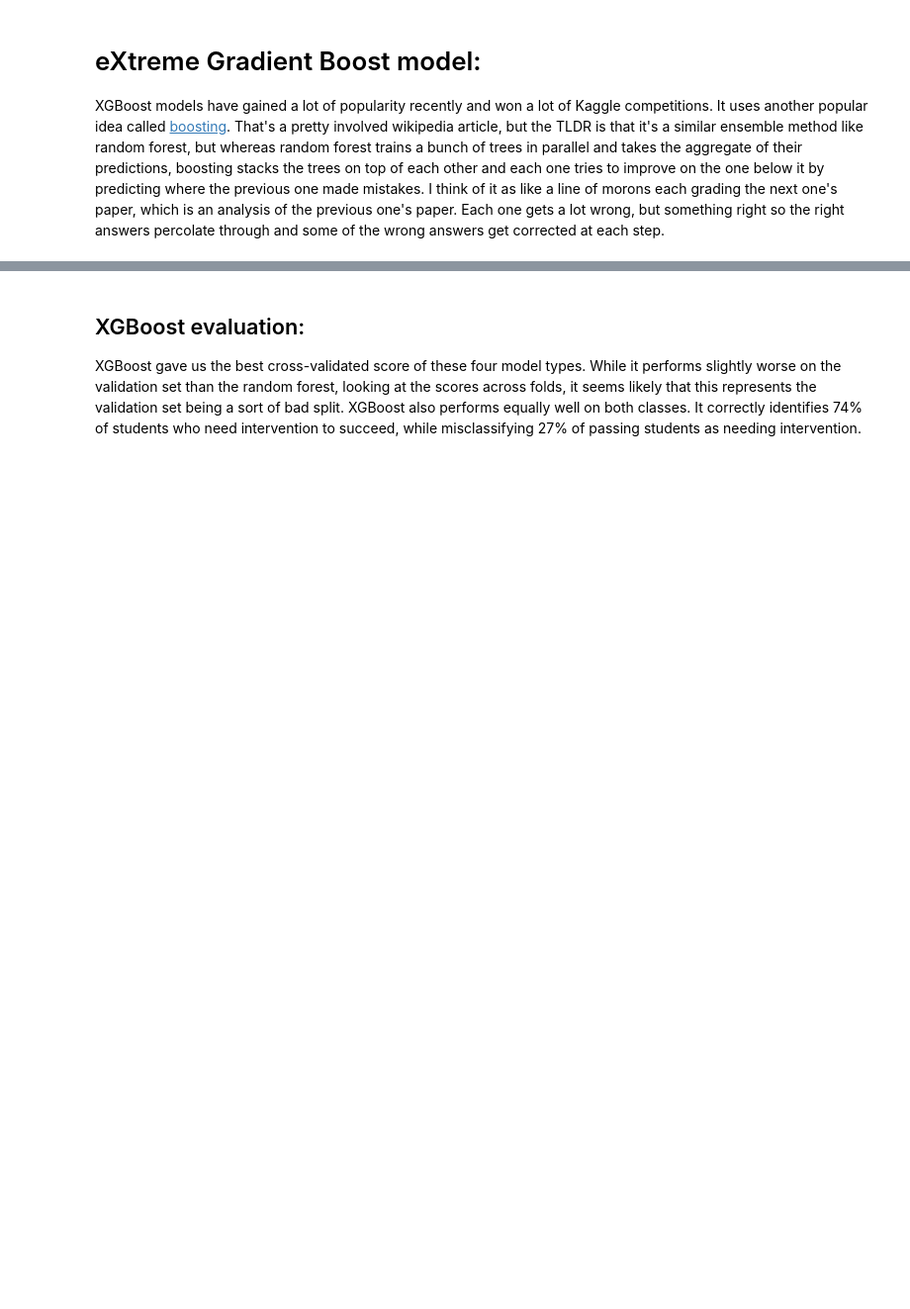
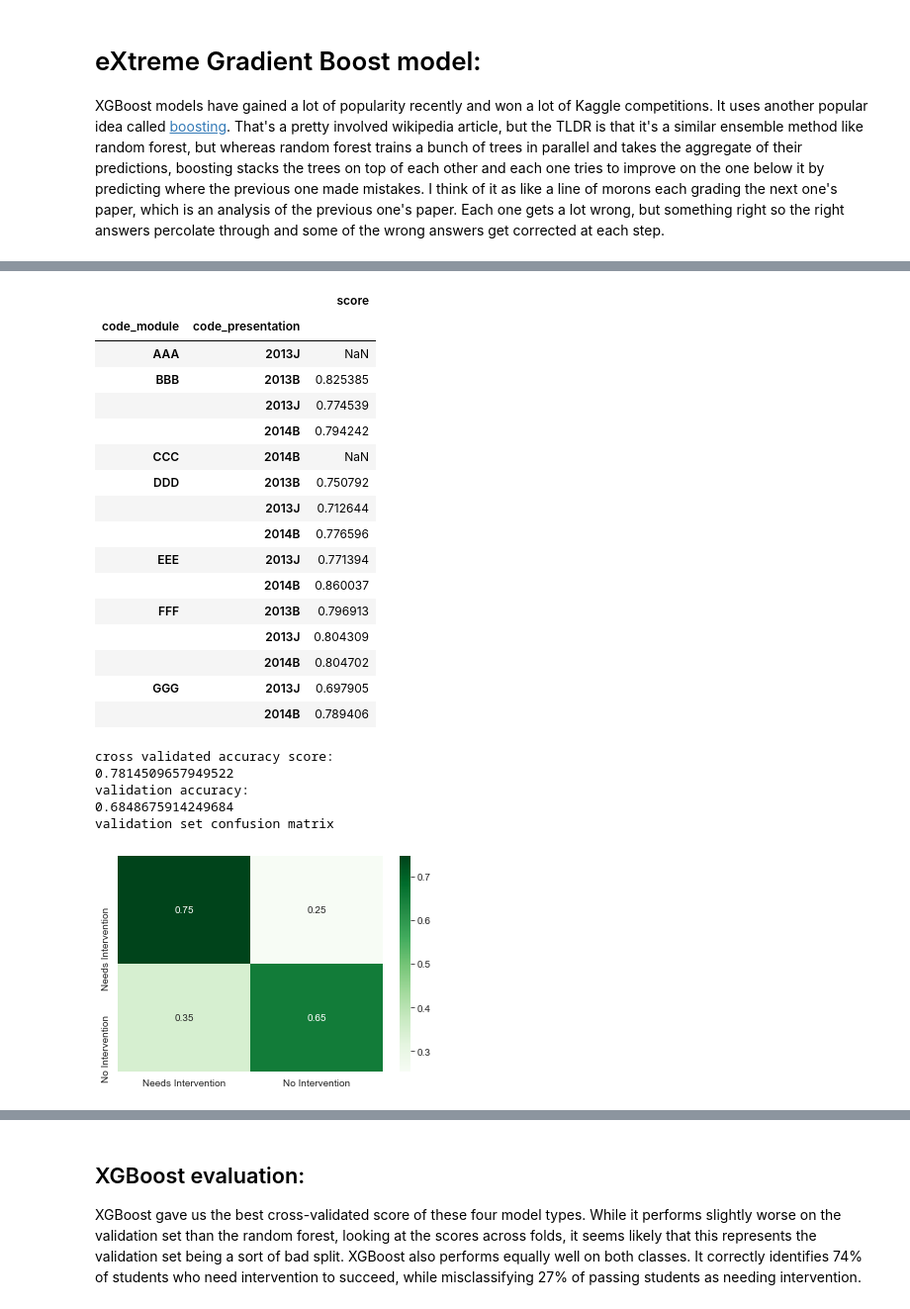
Before and after one commit to Caellwyn/ou_student_predictions, a Jupyter notebook: notebooks/shallow_model_predict_future.ipynb, the cells around one changed output, grey strips where cells are left out. Shown at 99% size. Drawn from its saved outputs; the diff is of its cells as text; code cells hidden in the pictures; blank space fills up the shorter version.

Commit message:
streamline future prediction model development notebook

```diff
--- a/notebooks/shallow_model_predict_future.ipynb
+++ b/notebooks/shallow_model_predict_future.ipynb
@@ -95,6 +93,3 @@ cross_val_presentation(model, df, show_scores = False, show_progress = True)
-# %%
-model = pickle.load(open('../models/XGBmodel4.pkl','rb'))
-cross_val_presentation(model, df, show_scores = False, show_progress = True)
 # %% [markdown]
 ## GridsearchCV for best logistic regression hyperparameters
 # %%
@@ -307,4 +302,5 @@ XBGgrid.fit(train_df)
 
 XGBmodel = score_grid(XBGgrid, X_test_transformed, y_test)
 
-# pickle.dump(XGBmodel, open('../models/XGBmodel4.pkl','wb'))
+pickle.dump(XGBmodel, open('../models/XGBmodel5.pkl','wb'))
+# %% [output]
@@ -311,2 +324,25 @@ XGBmodel = score_grid(XBGgrid, X_test_transformed, y_test)
+|  |  | score |
+| code_module | code_presentation |  |
+| AAA | 2013J | NaN |
+| BBB | 2013B | 0.825385 |
+|  | 2013J | 0.774539 |
+|  | 2014B | 0.794242 |
+| CCC | 2014B | NaN |
+| DDD | 2013B | 0.750792 |
+|  | 2013J | 0.712644 |
+|  | 2014B | 0.776596 |
+| EEE | 2013J | 0.771394 |
+|  | 2014B | 0.860037 |
+| FFF | 2013B | 0.796913 |
+|  | 2013J | 0.804309 |
+|  | 2014B | 0.804702 |
+| GGG | 2013J | 0.697905 |
+|  | 2014B | 0.789406 |
+cross validated accuracy score:
+0.7814509657949522
+validation accuracy:
+0.6848675914249684
+validation set confusion matrix
+[figure, added]
 # %%
 plot_importance(XGBmodel, importance_type = 'gain')
```
Also changed, not shown: parts of 11 cells of this notebook, 5 other files.
